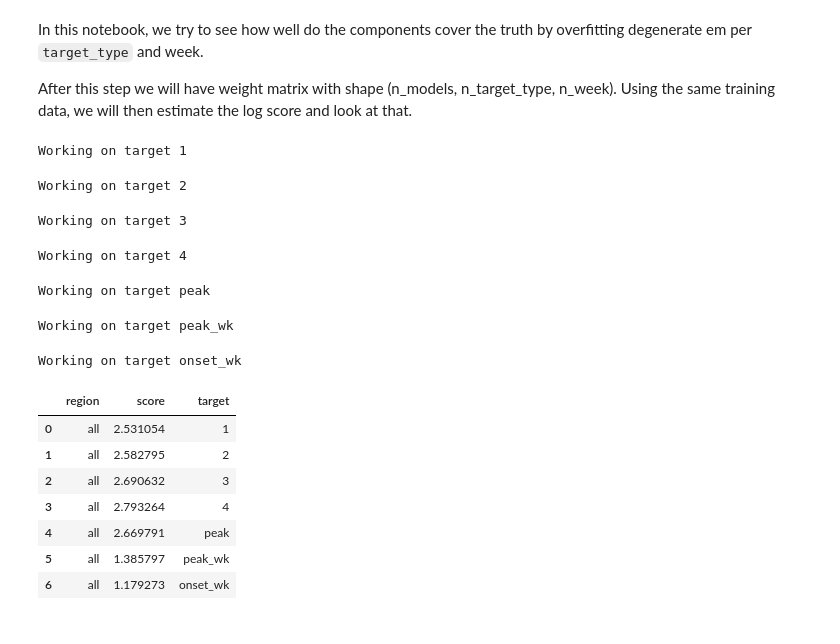
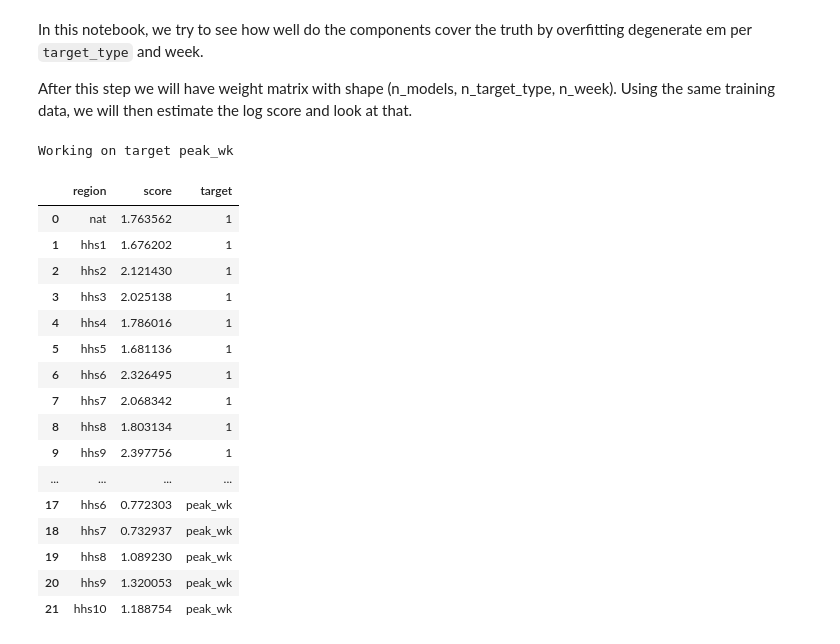
Before and after one commit to reichlab/neural-stack, a Jupyter notebook: notebooks/5.0-stacking-upper-limit.ipynb, the cells around one changed output. Cells and saved outputs as stored; diff of their text form; code cells hidden in the pictures.

```diff
--- a/notebooks/5.0-stacking-upper-limit.ipynb
+++ b/notebooks/5.0-stacking-upper-limit.ipynb
@@ -67,7 +86,7 @@ def get_weeks(yi):
     return np.unique(np.array(yi[:, 0], dtype=np.uint))
 # %%
 def do_target(target, final_scores):
-    for region in [None]:
+    for region in tqdm([r for r in REGIONS if r]):
         y, Xs, yi = target.get_training_data(
             ACTUAL_DL, COMPONENTS, region, TEST_SPLIT_THRESH
         )
@@ -77,14 +96,17 @@ def do_target(target, final_scores):
 
         e_scores = []
 
-        for week in tqdm(weeks):
-            f_indices = (yi[:, 0] == week) # TODO: Add filter for region when used
+        for week in weeks:
+            f_indices = (yi[:, 0] == week) & (yi[:, 1] == region)
             Xs_f = [X[f_indices] for X in Xs]
             # Estimation step
-            weights_f = models.dem(np.exp(scores[f_indices]))
+            weights_f = models.dem(np.tile(np.exp(scores[f_indices]), (2,1)))
             # Find the score on the same set
             output_f = udists.weighted_ensemble(Xs_f, weights_f)
-            e_scores.append(losses.mean_cat_cross(y_one_hot[f_indices], output_f))
+            try:
+                e_scores.append(losses.mean_cat_cross(y_one_hot[f_indices], output_f))
+            except:
+                print("that error")
 
         final_scores["region"].append(region if region else "all")
         final_scores["target"].append(target.name)
@@ -96,26 +118,29 @@ final_scores = {
     "target": [],
     "score": []
 } # This will contain all the scores
-
-for target in TARGETS:
-    print(f"Working on target {target.name}")
-    final_scores = do_target(target, final_scores)
-# %% [output]
-Working on target 1
-Working on target 2
-Working on target 3
-Working on target 4
-Working on target peak
-Working on target peak_wk
-Working on target onset_wk
-# %%
-pd.DataFrame(final_scores)
-# %% [output]
-|  | region | score | target |
-| 0 | all | 2.531054 | 1 |
-| 1 | all | 2.582795 | 2 |
-| 2 | all | 2.690632 | 3 |
-| 3 | all | 2.793264 | 4 |
-| 4 | all | 2.669791 | peak |
-| 5 | all | 1.385797 | peak_wk |
-| 6 | all | 1.179273 | onset_wk |
+# %%
+target = TARGETS[5] # TODO 3,4,6
+print(f"Working on target {target.name}")
+final_scores = do_target(target, final_scores)
+# %% [output]
+Working on target peak_wk
+# %%
+final_scores
+# %% [output]
+|  | region | score | target |
+| 0 | nat | 1.763562 | 1 |
+| 1 | hhs1 | 1.676202 | 1 |
+| 2 | hhs2 | 2.121430 | 1 |
+| 3 | hhs3 | 2.025138 | 1 |
+| 4 | hhs4 | 1.786016 | 1 |
+| 5 | hhs5 | 1.681136 | 1 |
+| 6 | hhs6 | 2.326495 | 1 |
+| 7 | hhs7 | 2.068342 | 1 |
+| 8 | hhs8 | 1.803134 | 1 |
+| 9 | hhs9 | 2.397756 | 1 |
+| ... | ... | ... | ... |
+| 17 | hhs6 | 0.772303 | peak_wk |
+| 18 | hhs7 | 0.732937 | peak_wk |
+| 19 | hhs8 | 1.089230 | peak_wk |
+| 20 | hhs9 | 1.320053 | peak_wk |
+| 21 | hhs10 | 1.188754 | peak_wk |
```
Also changed, not shown: parts of 1 cell of this notebook.
